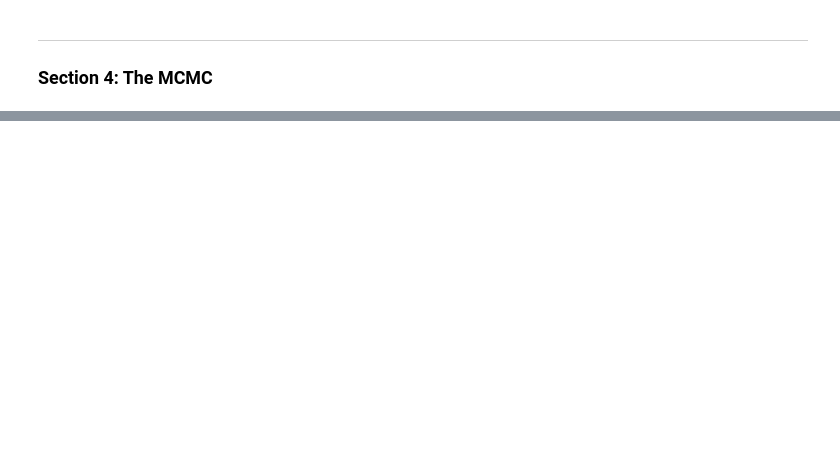
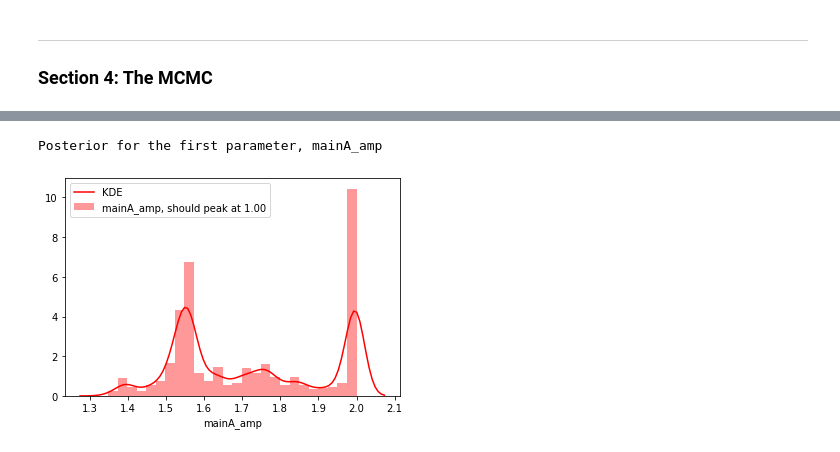
Before and after one commit to phys201/extended-beam-modeling, a Jupyter notebook: tutorial_notebook.ipynb, the cells around one changed output, grey strips where cells are left out. Saved outputs shown, nothing was run; the diff lists cells and outputs as text; code cells hidden in the pictures; blank space fills up the shorter version.

```diff
--- a/tutorial_notebook.ipynb
+++ b/tutorial_notebook.ipynb
@@ -333,0 +357,13 @@ The goal of the following simple inference test is to get the *maximum a posteri
+# %%
+burned_in = emcee_chains.xs(slice(50, 1000), level=1)
+# %%
+plt.figure()
+print("Posterior for the first parameter, mainA_amp")
+sns.distplot(burned_in['mainA_amp'],
+             color='r',
+             hist_kws={'label':'mainA_amp, should peak at {:.2f}'.format(1.0)},
+             kde_kws={'label': 'KDE'})
+plt.show()
+# %% [output]
+Posterior for the first parameter, mainA_amp
+[figure, added]
```
Also changed, not shown: parts of 38 cells of this notebook.
